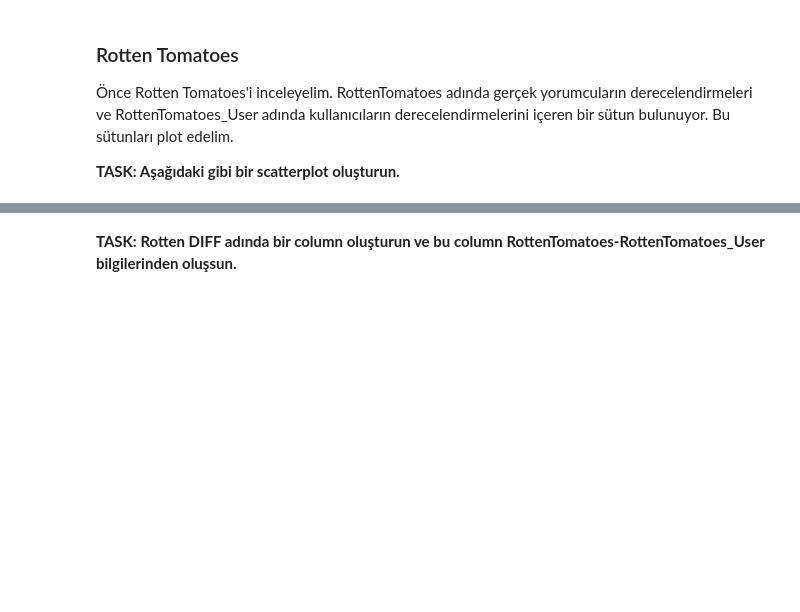
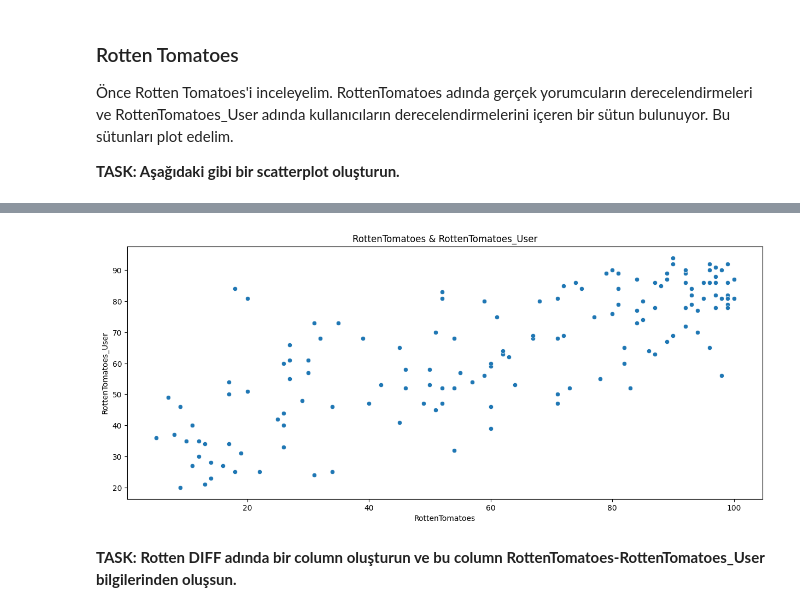
Before and after one commit to orkunumur/Data_Science_Practises, a Jupyter notebook: EMKA_BITIRME_PROJESI/EmKa-Kurs-BitirmeProjesi.ipynb, the cells around one changed output, grey strips where cells are left out. Saved outputs shown, nothing was run; the diff lists cells and outputs as text; code cells hidden in the pictures; blank space fills up the shorter version.

```diff
--- a/EMKA_BITIRME_PROJESI/EmKa-Kurs-BitirmeProjesi.ipynb
+++ b/EMKA_BITIRME_PROJESI/EmKa-Kurs-BitirmeProjesi.ipynb
@@ -285,3 +368,15 @@ memory usage: 9.2+ KB
+# %%
+# Buraya kod yazın
+plt.figure(figsize=(15,6))
+sns.scatterplot(data=all_sites, x="RottenTomatoes", y="RottenTomatoes_User")
+
+plt.xlabel("RottenTomatoes")
+plt.ylabel("RottenTomatoes_User")
+plt.title("RottenTomatoes & RottenTomatoes_User")
+
+plt.show()
+# %% [output]
+[figure, added]
 # %% [markdown]
 **TASK: Rotten DIFF adında bir column oluşturun ve bu column RottenTomatoes-RottenTomatoes_User bilgilerinden oluşsun.**
 # %%
```
Also changed, not shown: parts of 77 cells of this notebook.
